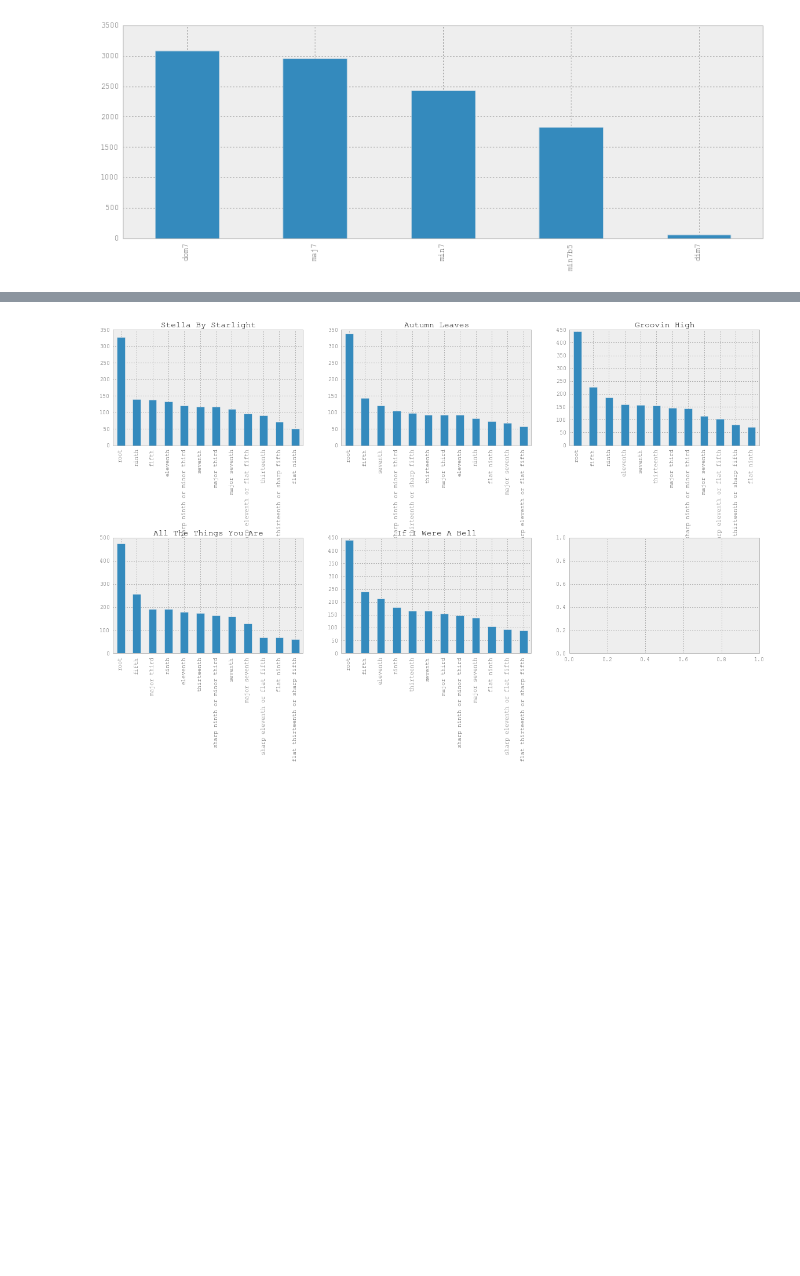
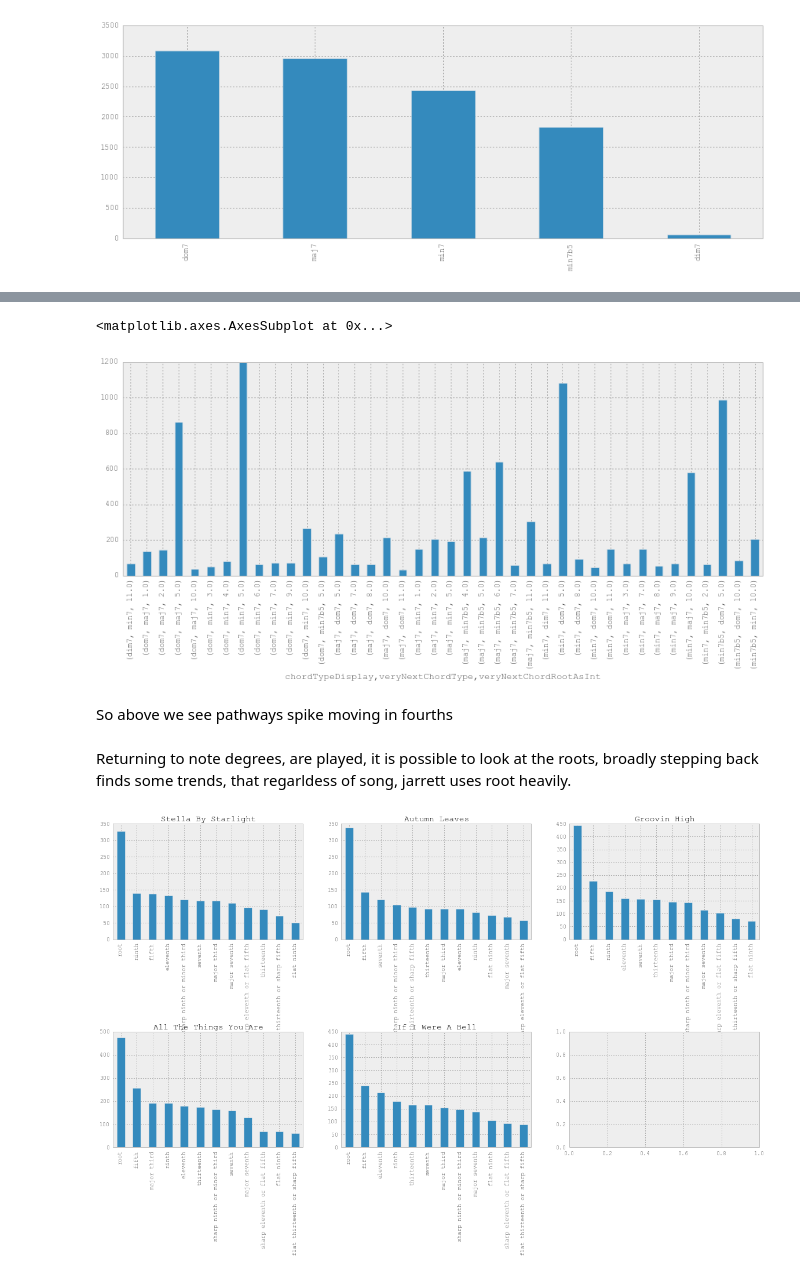
Before and after one commit to jgab3103/phd_code, a Jupyter notebook: ch5_p1.ipynb, the cells around one changed output, grey strips where cells are left out. Saved outputs shown, nothing was run; the diff lists cells and outputs as text; code cells hidden in the pictures; blank space fills up the shorter version.

```diff
--- a/ch5_p1.ipynb
+++ b/ch5_p1.ipynb
@@ -74,3 +131,12 @@ df['chordTypeDisplay'].value_counts().plot(kind="bar")
+# %%
+df.groupby(['chordTypeDisplay','veryNextChordType','veryNextChordRootAsInt'])['chordDisplayName'].count().plot(kind="bar")
+# %% [output]
+<matplotlib.axes.AxesSubplot at 0x...>
+[figure, added]
+# %% [markdown]
+<div>So above we see pathways spike moving in fourths</div>
+# %% [markdown]
+<div>Returning to note degrees, are played, it is possible to look at the roots, broadly stepping back finds some trends, that regarldess of song, jarrett uses root heavily. </div>
 # %%
 fig, axes = plt.subplots(nrows=2,ncols=3)
 
```
Also changed, not shown: parts of 35 cells of this notebook, 2 other files.
